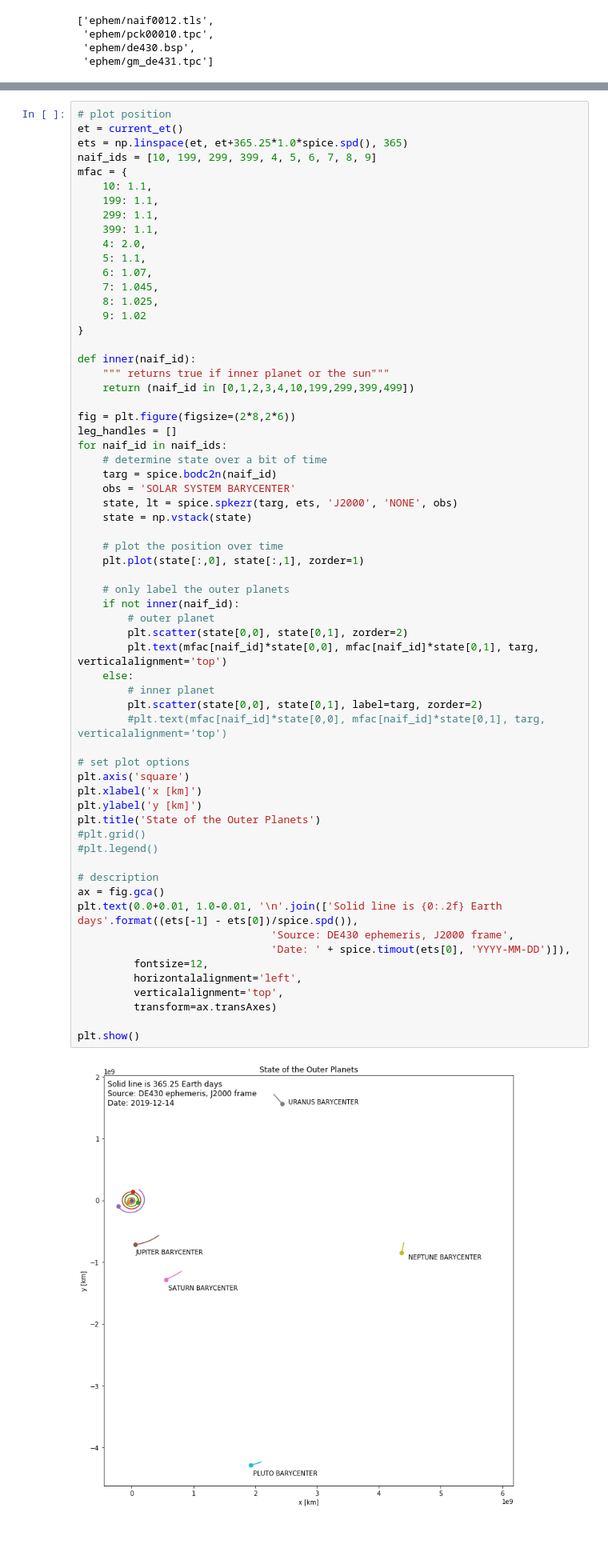
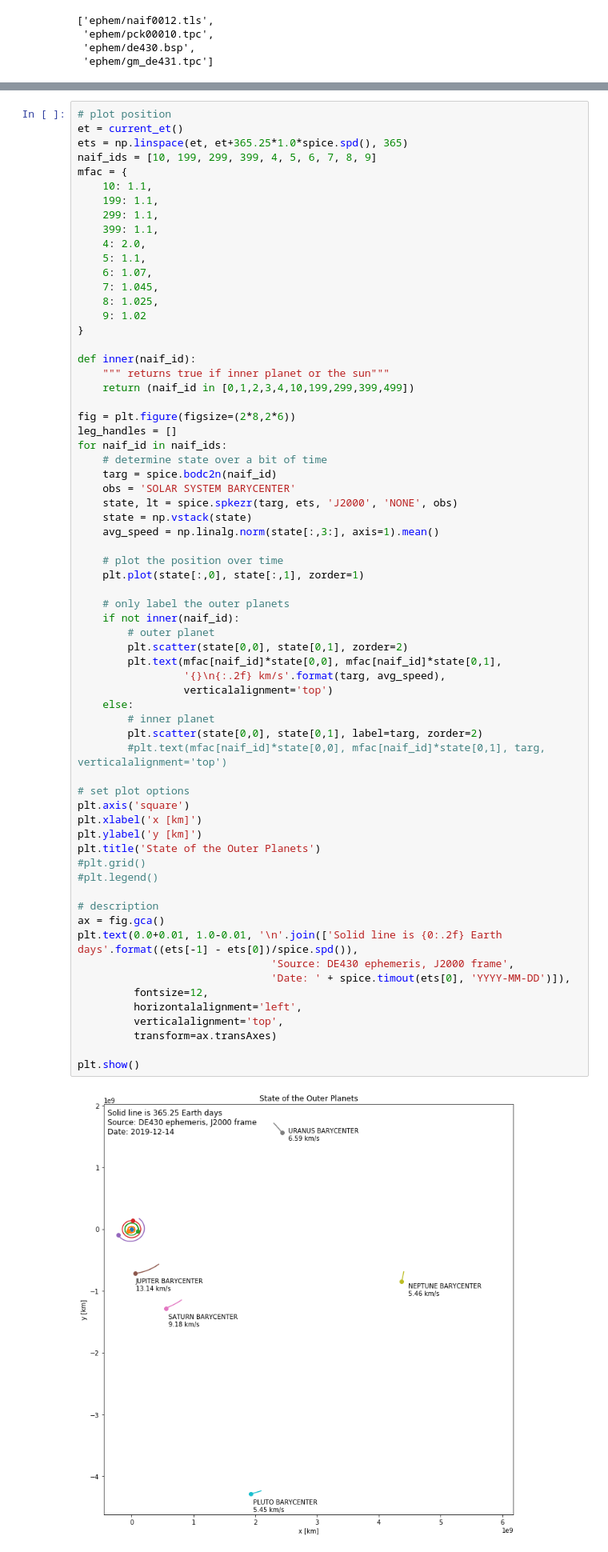
Before and after one commit to ipapusha/sotp, a Jupyter notebook: sotp_plots.ipynb, the cells around one changed output, grey strips where cells are left out. Shown at 80% size. Drawn from its saved outputs; the diff is of its cells as text.

Commit message:
better plots

```diff
--- a/sotp_plots.ipynb
+++ b/sotp_plots.ipynb
@@ -69,41 +69,44 @@ for naif_id in naif_ids:
     obs = 'SOLAR SYSTEM BARYCENTER'
     state, lt = spice.spkezr(targ, ets, 'J2000', 'NONE', obs)
     state = np.vstack(state)
+    avg_speed = np.linalg.norm(state[:,3:], axis=1).mean()
 
     # plot the position over time
     plt.plot(state[:,0], state[:,1], zorder=1)
 
     # only label the outer planets
     if not inner(naif_id):
         # outer planet
         plt.scatter(state[0,0], state[0,1], zorder=2)
-        plt.text(mfac[naif_id]*state[0,0], mfac[naif_id]*state[0,1], targ, verticalalignment='top')
+        plt.text(mfac[naif_id]*state[0,0], mfac[naif_id]*state[0,1],
+                 '{}\n{:.2f} km/s'.format(targ, avg_speed),
+                 verticalalignment='top')
     else:
         # inner planet
         plt.scatter(state[0,0], state[0,1], label=targ, zorder=2)
         #plt.text(mfac[naif_id]*state[0,0], mfac[naif_id]*state[0,1], targ, verticalalignment='top')
 
 # set plot options
 plt.axis('square')
 plt.xlabel('x [km]')
 plt.ylabel('y [km]')
 plt.title('State of the Outer Planets')
 #plt.grid()
 #plt.legend()
 
 # description
 ax = fig.gca()
 plt.text(0.0+0.01, 1.0-0.01, '\n'.join(['Solid line is {0:.2f} Earth days'.format((ets[-1] - ets[0])/spice.spd()),
                                'Source: DE430 ephemeris, J2000 frame',
                                'Date: ' + spice.timout(ets[0], 'YYYY-MM-DD')]),
          fontsize=12,
          horizontalalignment='left',
          verticalalignment='top',
          transform=ax.transAxes)
 
 plt.show()
 # %% [output]
-[figure, old version]
+[figure, new version]
 # %%
 # plot position
 et = current_et()
```
Also changed, not shown: parts of 1 cell of this notebook, 2 other files.
